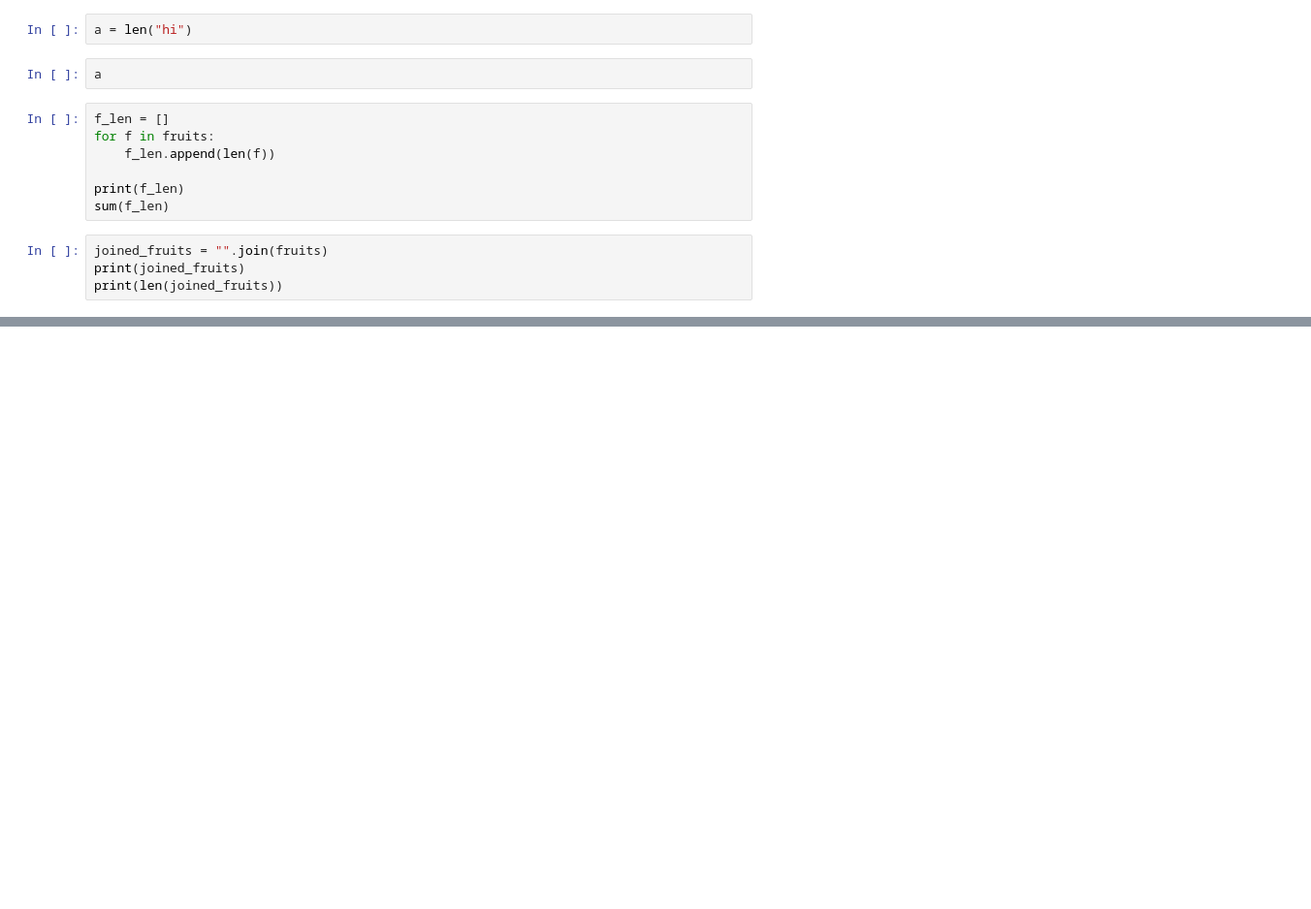
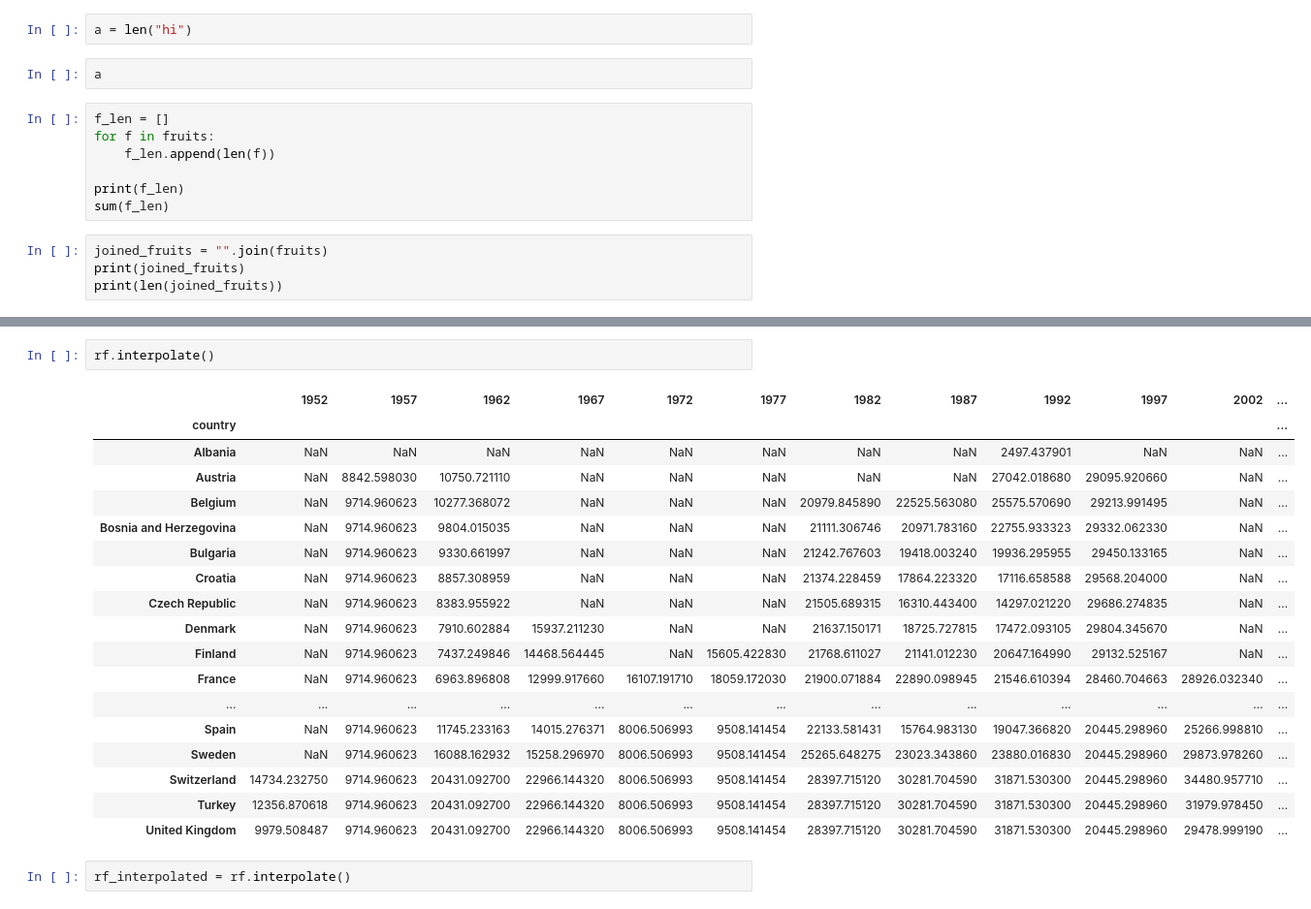
Before and after one commit to dlipata/data, a Jupyter notebook: Summerbridgepython.ipynb, the cells around one changed output, grey strips where cells are left out. Shown at 97% size. Saved outputs shown, nothing was run; the diff lists cells and outputs as text; blank space fills up the shorter version.

```diff
--- a/Summerbridgepython.ipynb
+++ b/Summerbridgepython.ipynb
@@ -272,0 +901,23 @@ print(len(joined_fruits))
+# %%
+rf.interpolate()
+# %% [output]
+|  | 1952 | 1957 | 1962 | 1967 | 1972 | 1977 | 1982 | 1987 | 1992 | 1997 | 2002 | ... |
+| country |  |  |  |  |  |  |  |  |  |  |  | ... |
+| Albania | NaN | NaN | NaN | NaN | NaN | NaN | NaN | NaN | 2497.437901 | NaN | NaN | ... |
+| Austria | NaN | 8842.598030 | 10750.721110 | NaN | NaN | NaN | NaN | NaN | 27042.018680 | 29095.920660 | NaN | ... |
+| Belgium | NaN | 9714.960623 | 10277.368072 | NaN | NaN | NaN | 20979.845890 | 22525.563080 | 25575.570690 | 29213.991495 | NaN | ... |
+| Bosnia and Herzegovina | NaN | 9714.960623 | 9804.015035 | NaN | NaN | NaN | 21111.306746 | 20971.783160 | 22755.933323 | 29332.062330 | NaN | ... |
+| Bulgaria | NaN | 9714.960623 | 9330.661997 | NaN | NaN | NaN | 21242.767603 | 19418.003240 | 19936.295955 | 29450.133165 | NaN | ... |
+| Croatia | NaN | 9714.960623 | 8857.308959 | NaN | NaN | NaN | 21374.228459 | 17864.223320 | 17116.658588 | 29568.204000 | NaN | ... |
+| Czech Republic | NaN | 9714.960623 | 8383.955922 | NaN | NaN | NaN | 21505.689315 | 16310.443400 | 14297.021220 | 29686.274835 | NaN | ... |
+| Denmark | NaN | 9714.960623 | 7910.602884 | 15937.211230 | NaN | NaN | 21637.150171 | 18725.727815 | 17472.093105 | 29804.345670 | NaN | ... |
+| Finland | NaN | 9714.960623 | 7437.249846 | 14468.564445 | NaN | 15605.422830 | 21768.611027 | 21141.012230 | 20647.164990 | 29132.525167 | NaN | ... |
+| France | NaN | 9714.960623 | 6963.896808 | 12999.917660 | 16107.191710 | 18059.172030 | 21900.071884 | 22890.098945 | 21546.610394 | 28460.704663 | 28926.032340 | ... |
+| ... | ... | ... | ... | ... | ... | ... | ... | ... | ... | ... | ... | ... |
+| Spain | NaN | 9714.960623 | 11745.233163 | 14015.276371 | 8006.506993 | 9508.141454 | 22133.581431 | 15764.983130 | 19047.366820 | 20445.298960 | 25266.998810 | ... |
+| Sweden | NaN | 9714.960623 | 16088.162932 | 15258.296970 | 8006.506993 | 9508.141454 | 25265.648275 | 23023.343860 | 23880.016830 | 20445.298960 | 29873.978260 | ... |
+| Switzerland | 14734.232750 | 9714.960623 | 20431.092700 | 22966.144320 | 8006.506993 | 9508.141454 | 28397.715120 | 30281.704590 | 31871.530300 | 20445.298960 | 34480.957710 | ... |
+| Turkey | 12356.870618 | 9714.960623 | 20431.092700 | 22966.144320 | 8006.506993 | 9508.141454 | 28397.715120 | 30281.704590 | 31871.530300 | 20445.298960 | 31979.978450 | ... |
+| United Kingdom | 9979.508487 | 9714.960623 | 20431.092700 | 22966.144320 | 8006.506993 | 9508.141454 | 28397.715120 | 30281.704590 | 31871.530300 | 20445.298960 | 29478.999190 | ... |
+# %%
+rf_interpolated = rf.interpolate()
```
Also changed, not shown: parts of 132 cells of this notebook, 1 other file.
